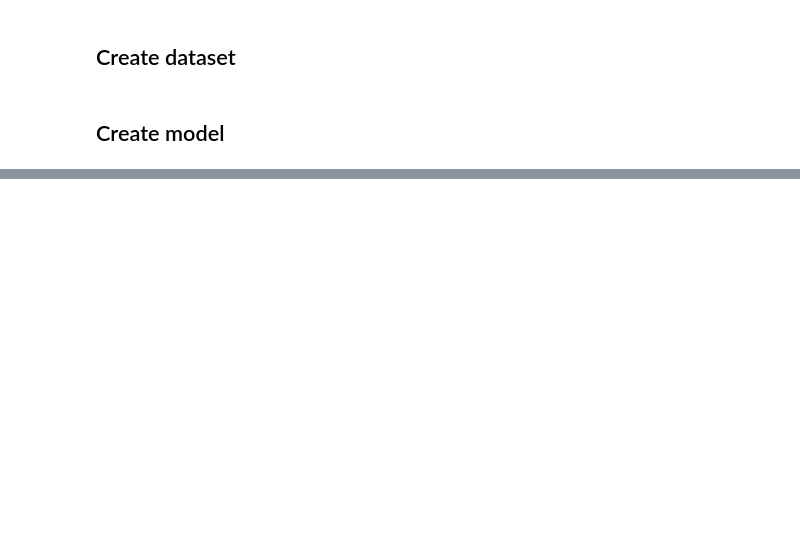
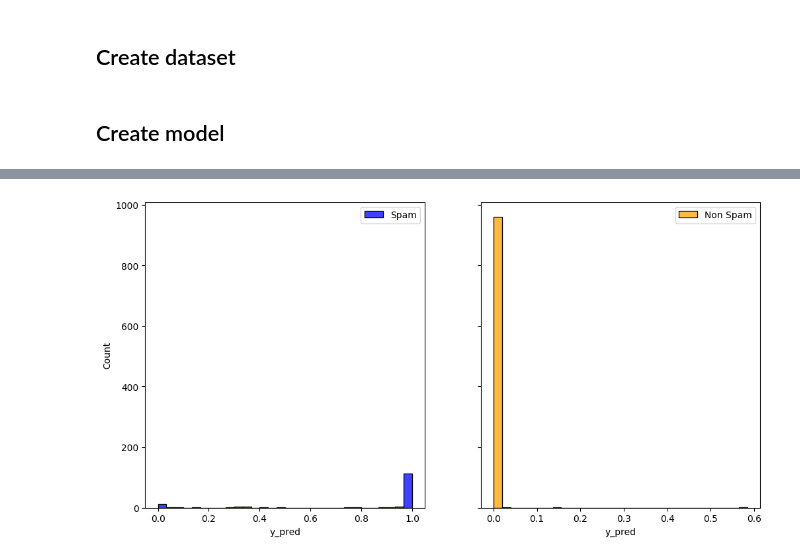
Before and after one commit to bzerroug/transformers-implementation, a Jupyter notebook: src/notebooks/transformer_classification.ipynb, the cells around one changed output, grey strips where cells are left out. Saved outputs shown, nothing was run; the diff lists cells and outputs as text; code cells hidden in the pictures; blank space fills up the shorter version.

```diff
--- a/src/notebooks/transformer_classification.ipynb
+++ b/src/notebooks/transformer_classification.ipynb
@@ -311,3 +419,5 @@ torch.Size([10, 1])
+# %%
+y_true_pred = pd.DataFrame({'y_true': y_true, 'y_pred': [x[0] for x in y_pred]})
 # %%
 X
 # %% [output]
@@ -323,0 +425,16 @@ tensor([[0.4911],
+# %%
+# Set up the figure with two subplots
+fig, axes = plt.subplots(1, 2, figsize=(12, 6), sharey=True)
+
+# Plot the histograms side by side using Seaborn
+sns.histplot(y_true_pred[y_true_pred['y_true'] == 1]['y_pred'], bins=30, ax=axes[0], color='blue', label='Spam')
+sns.histplot(y_true_pred[y_true_pred['y_true'] == 0]['y_pred'], bins=30, ax=axes[1], color='orange', label='Non Spam')
+
+# Add legend
+axes[0].legend()
+axes[1].legend()
+
+# Show the plot
+plt.show()
+# %% [output]
+[figure, added]
```
Also changed, not shown: parts of 25 cells of this notebook, 5 other files.
